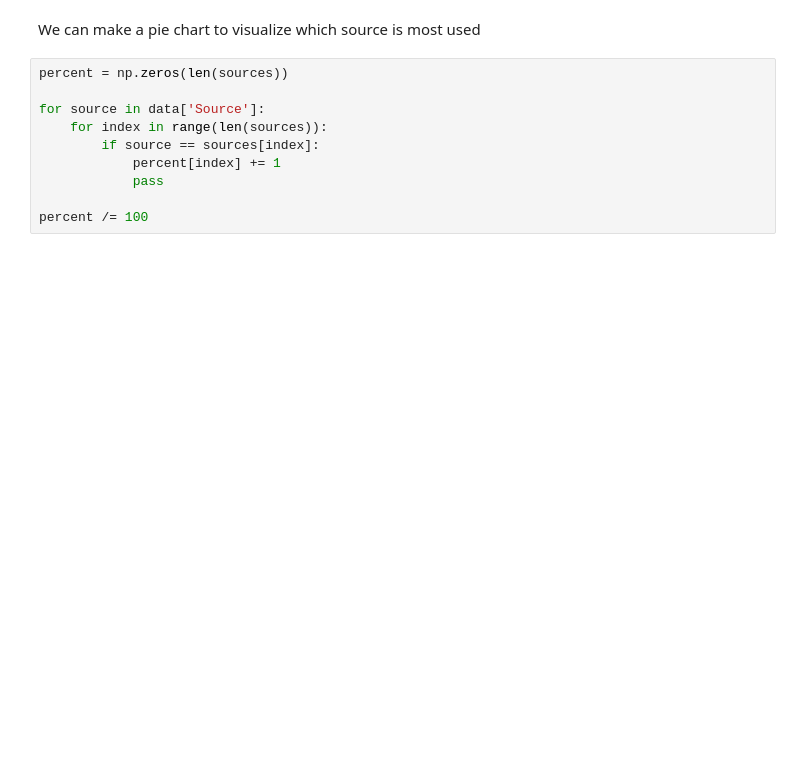
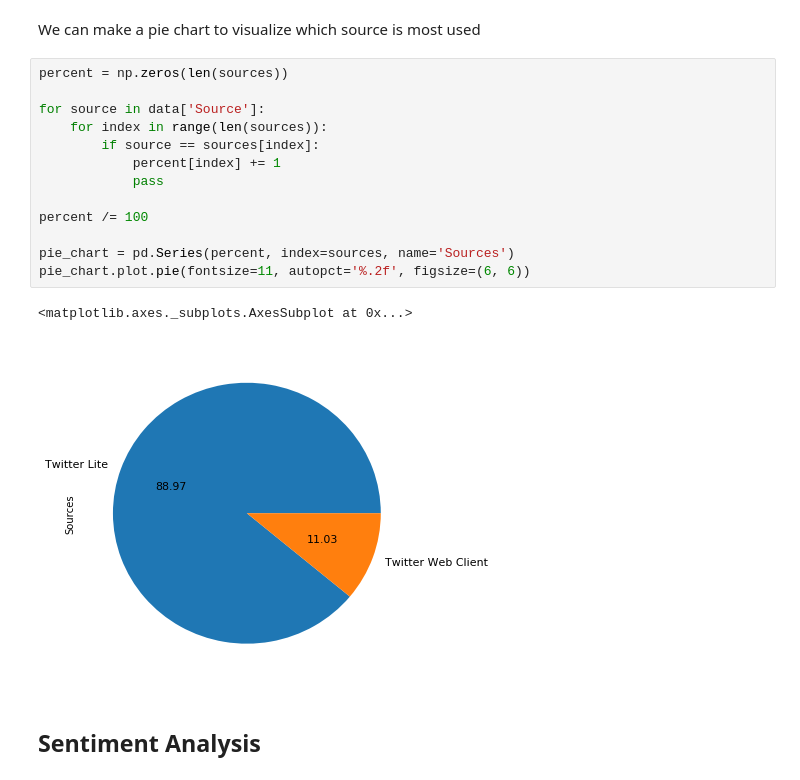
Before and after one commit to muokicaleb/Sentimental_Analysis, a Jupyter notebook: Trump_Tweets_Sentiment_Analysis.ipynb, the cells around one changed output. Drawn from its saved outputs; the diff is of its cells as text; blank space fills up the shorter version.

```diff
--- a/Trump_Tweets_Sentiment_Analysis.ipynb
+++ b/Trump_Tweets_Sentiment_Analysis.ipynb
@@ -187,10 +188,18 @@ Content sources:
 # %%
 percent = np.zeros(len(sources))
 
 for source in data['Source']:
     for index in range(len(sources)):
         if source == sources[index]:
             percent[index] += 1
             pass
 
 percent /= 100
+
+pie_chart = pd.Series(percent, index=sources, name='Sources')
+pie_chart.plot.pie(fontsize=11, autopct='%.2f', figsize=(6, 6))
+# %% [output]
+<matplotlib.axes._subplots.AxesSubplot at 0x...>
+[figure, added]
+# %% [markdown]
+## Sentiment Analysis
```
Also changed, not shown: parts of 14 cells of this notebook.
